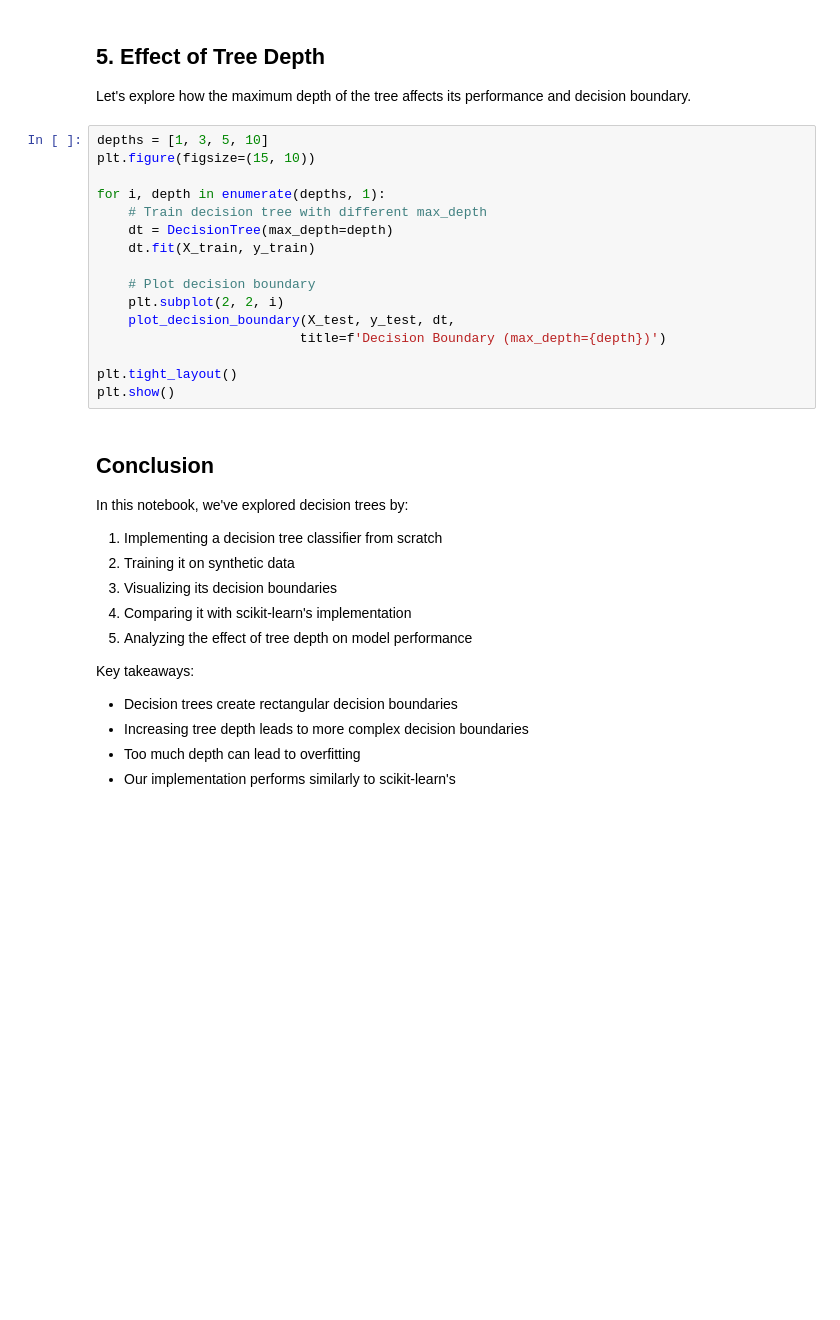
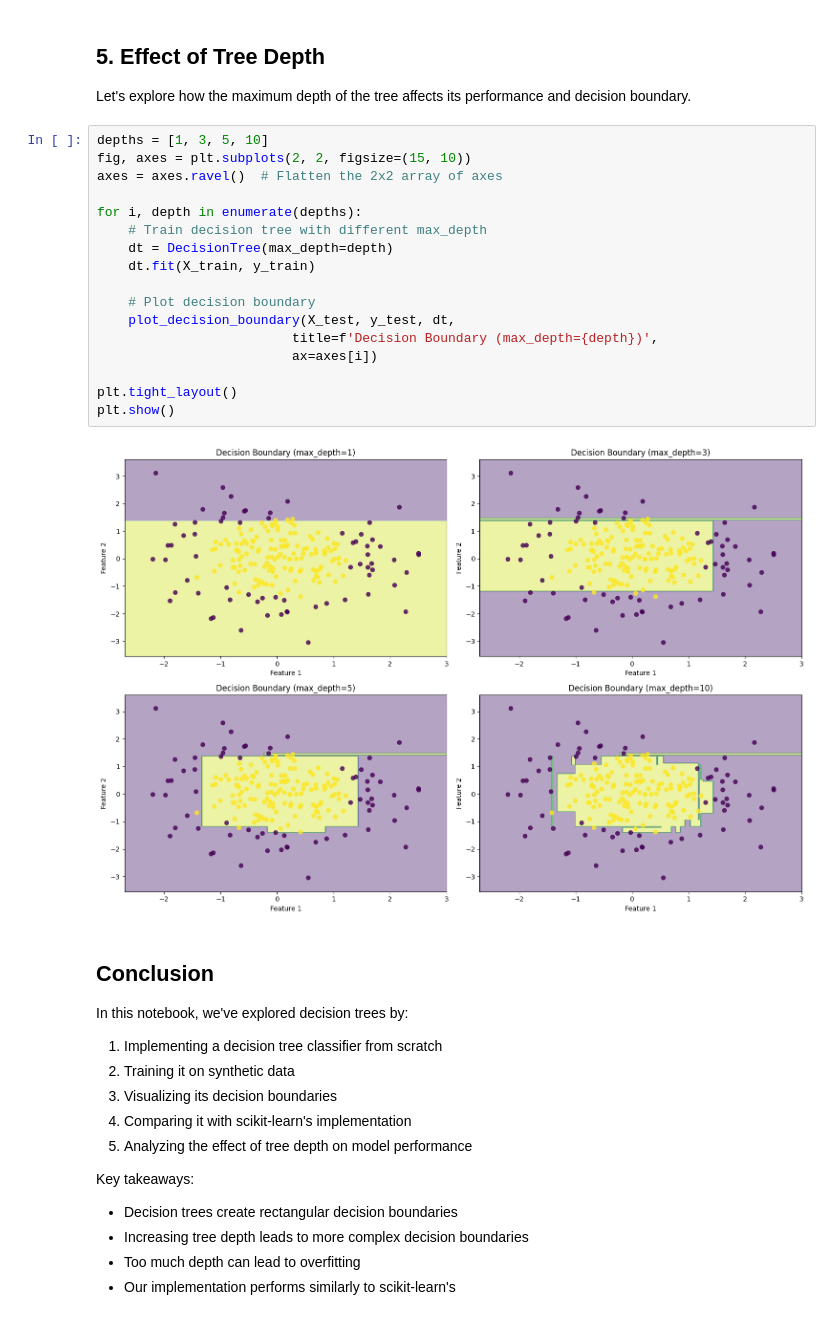
Before and after one commit to riccardomerenda/ml_fundamentals_studio, a Jupyter notebook: notebooks/8_decision_trees_fundamentals.ipynb, the cells around one changed output. Cells and saved outputs as stored; diff of their text form; blank space fills up the shorter version.

```diff
--- a/notebooks/8_decision_trees_fundamentals.ipynb
+++ b/notebooks/8_decision_trees_fundamentals.ipynb
@@ -99,20 +110,23 @@ plot_decision_boundary(X_test, y_test, sklearn_dt, title='Scikit-learn Decision
 Let's explore how the maximum depth of the tree affects its performance and decision boundary.
 # %%
 depths = [1, 3, 5, 10]
-plt.figure(figsize=(15, 10))
+fig, axes = plt.subplots(2, 2, figsize=(15, 10))
+axes = axes.ravel()  # Flatten the 2x2 array of axes
 
-for i, depth in enumerate(depths, 1):
+for i, depth in enumerate(depths):
     # Train decision tree with different max_depth
     dt = DecisionTree(max_depth=depth)
     dt.fit(X_train, y_train)
 
     # Plot decision boundary
-    plt.subplot(2, 2, i)
     plot_decision_boundary(X_test, y_test, dt,
-                          title=f'Decision Boundary (max_depth={depth})')
+                         title=f'Decision Boundary (max_depth={depth})',
+                         ax=axes[i])
 
 plt.tight_layout()
 plt.show()
+# %% [output]
+[figure, added]
 # %% [markdown]
 ## Conclusion
 
```
Also changed, not shown: parts of 4 cells of this notebook, 1 other file.
